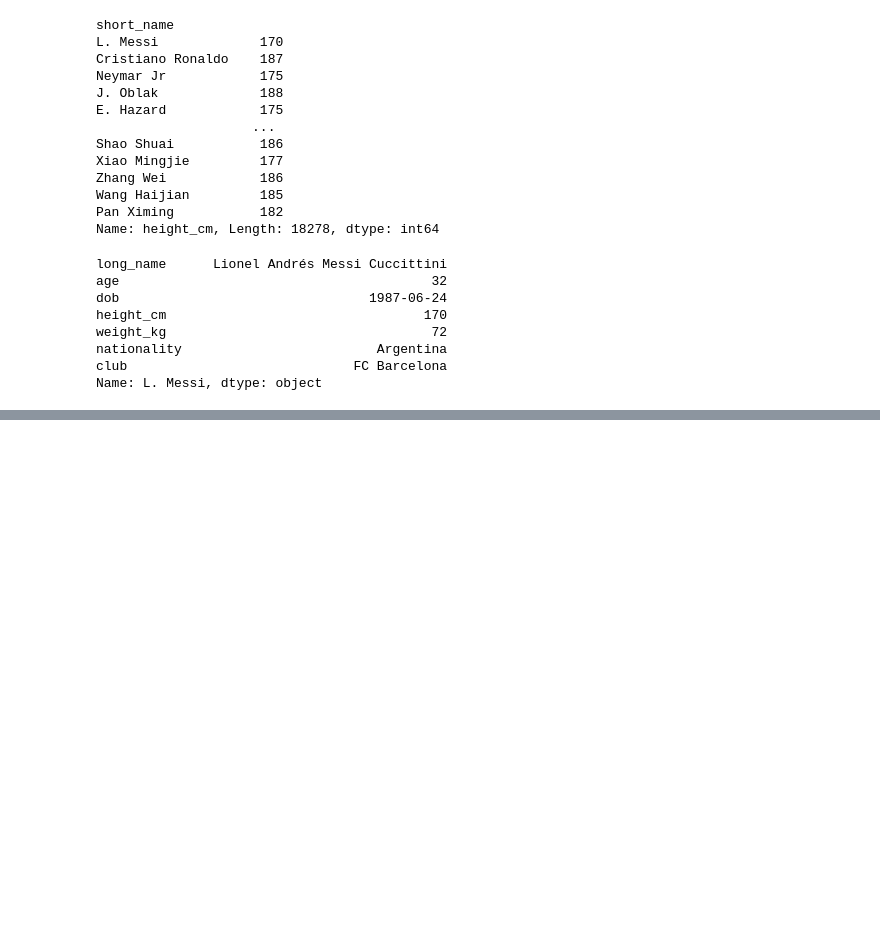
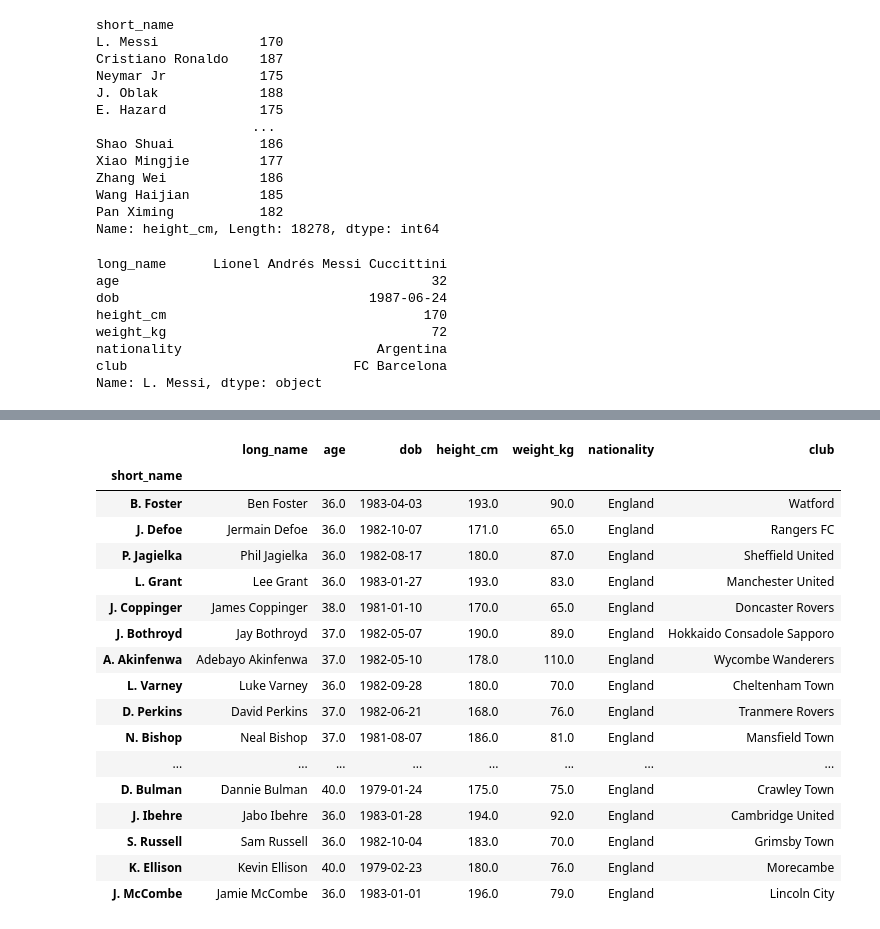
Before and after one commit to Stan-is-the-man/Data_science_bootcamp_2023, a Jupyter notebook: sd_data_extraction.ipynb, the cells around one changed output, grey strips where cells are left out. Saved outputs shown, nothing was run; the diff lists cells and outputs as text; code cells hidden in the pictures; blank space fills up the shorter version.

```diff
--- a/sd_data_extraction.ipynb
+++ b/sd_data_extraction.ipynb
@@ -311,0 +350,23 @@ Name: L. Messi, dtype: object
+# %%
+con1 = df_players['age'] > 35
+con2 = df_players['nationality'] == "England"
+df_players.loc[con1 & con2]
+# %% [output]
+|  | long_name | age | dob | height_cm | weight_kg | nationality | club |
+| short_name |  |  |  |  |  |  |  |
+| B. Foster | Ben Foster | 36.0 | 1983-04-03 | 193.0 | 90.0 | England | Watford |
+| J. Defoe | Jermain Defoe | 36.0 | 1982-10-07 | 171.0 | 65.0 | England | Rangers FC |
+| P. Jagielka | Phil Jagielka | 36.0 | 1982-08-17 | 180.0 | 87.0 | England | Sheffield United |
+| L. Grant | Lee Grant | 36.0 | 1983-01-27 | 193.0 | 83.0 | England | Manchester United |
+| J. Coppinger | James Coppinger | 38.0 | 1981-01-10 | 170.0 | 65.0 | England | Doncaster Rovers |
+| J. Bothroyd | Jay Bothroyd | 37.0 | 1982-05-07 | 190.0 | 89.0 | England | Hokkaido Consadole Sapporo |
+| A. Akinfenwa | Adebayo Akinfenwa | 37.0 | 1982-05-10 | 178.0 | 110.0 | England | Wycombe Wanderers |
+| L. Varney | Luke Varney | 36.0 | 1982-09-28 | 180.0 | 70.0 | England | Cheltenham Town |
+| D. Perkins | David Perkins | 37.0 | 1982-06-21 | 168.0 | 76.0 | England | Tranmere Rovers |
+| N. Bishop | Neal Bishop | 37.0 | 1981-08-07 | 186.0 | 81.0 | England | Mansfield Town |
+| ... | ... | ... | ... | ... | ... | ... | ... |
+| D. Bulman | Dannie Bulman | 40.0 | 1979-01-24 | 175.0 | 75.0 | England | Crawley Town |
+| J. Ibehre | Jabo Ibehre | 36.0 | 1983-01-28 | 194.0 | 92.0 | England | Cambridge United |
+| S. Russell | Sam Russell | 36.0 | 1982-10-04 | 183.0 | 70.0 | England | Grimsby Town |
+| K. Ellison | Kevin Ellison | 40.0 | 1979-02-23 | 180.0 | 76.0 | England | Morecambe |
+| J. McCombe | Jamie McCombe | 36.0 | 1983-01-01 | 196.0 | 79.0 | England | Lincoln City |
```
Also changed, not shown: parts of 22 cells of this notebook, 1 other file.
